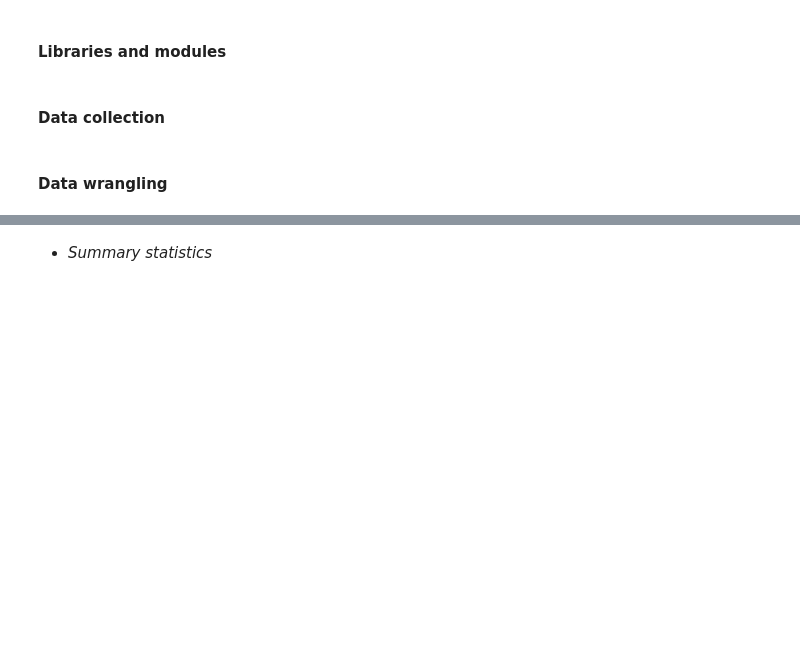
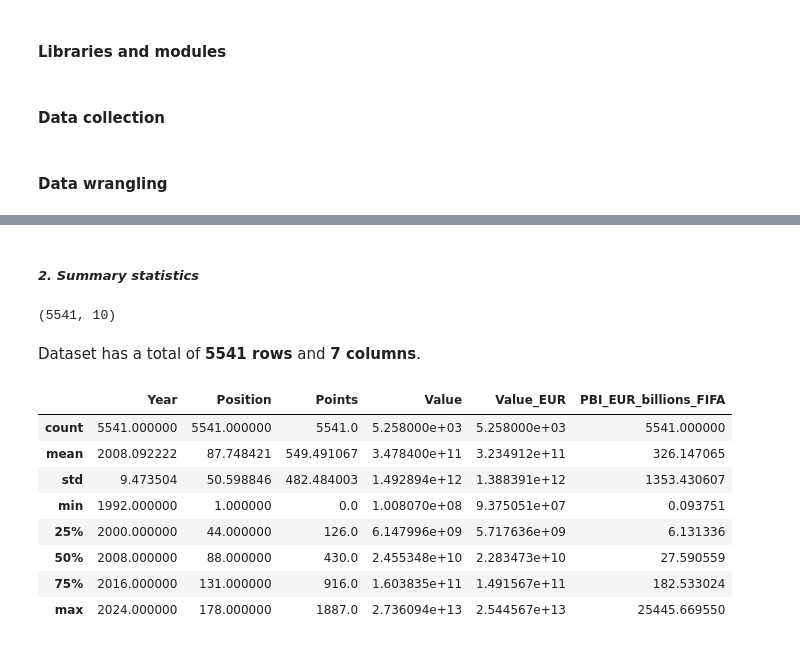
Before and after one commit to gcastellano3/data_wrangling_retrieval_project, a Jupyter notebook: fifa_vs_pib.ipynb, the cells around one changed output, grey strips where cells are left out. Drawn from its saved outputs; the diff is of its cells as text; code cells hidden in the pictures; blank space fills up the shorter version.

```diff
--- a/fifa_vs_pib.ipynb
+++ b/fifa_vs_pib.ipynb
@@ -31,2 +43,21 @@ df.head()
 # %% [markdown]
-- *Summary statistics*
+##### *2. Summary statistics*
+# %%
+df.shape
+# %% [output]
+(5541, 10)
+# %% [markdown]
+Dataset has a total of **5541 rows** and **7 columns**.
+# %%
+# Database description for numerical values
+df.describe()
+# %% [output]
+|  | Year | Position | Points | Value | Value_EUR | PBI_EUR_billions_FIFA |
+| count | 5541.000000 | 5541.000000 | 5541.0 | 5.258000e+03 | 5.258000e+03 | 5541.000000 |
+| mean | 2008.092222 | 87.748421 | 549.491067 | 3.478400e+11 | 3.234912e+11 | 326.147065 |
+| std | 9.473504 | 50.598846 | 482.484003 | 1.492894e+12 | 1.388391e+12 | 1353.430607 |
+| min | 1992.000000 | 1.000000 | 0.0 | 1.008070e+08 | 9.375051e+07 | 0.093751 |
+| 25% | 2000.000000 | 44.000000 | 126.0 | 6.147996e+09 | 5.717636e+09 | 6.131336 |
+| 50% | 2008.000000 | 88.000000 | 430.0 | 2.455348e+10 | 2.283473e+10 | 27.590559 |
+| 75% | 2016.000000 | 131.000000 | 916.0 | 1.603835e+11 | 1.491567e+11 | 182.533024 |
+| max | 2024.000000 | 178.000000 | 1887.0 | 2.736094e+13 | 2.544567e+13 | 25445.669550 |
```
Also changed, not shown: parts of 12 cells of this notebook, 1 other file.
